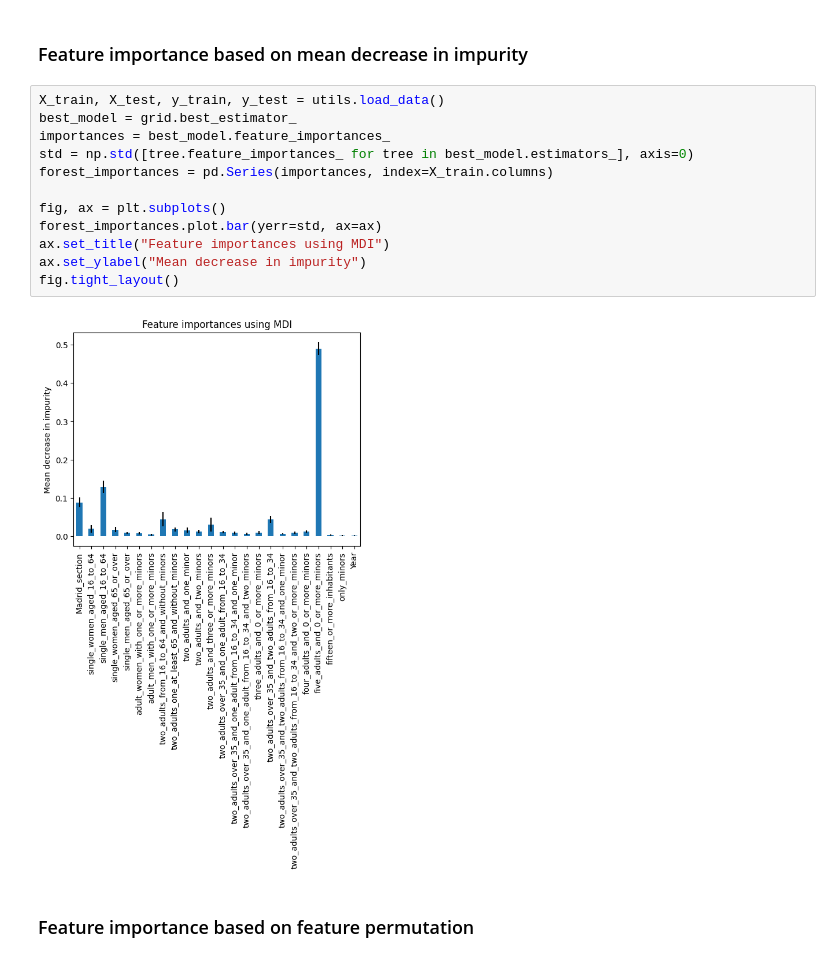
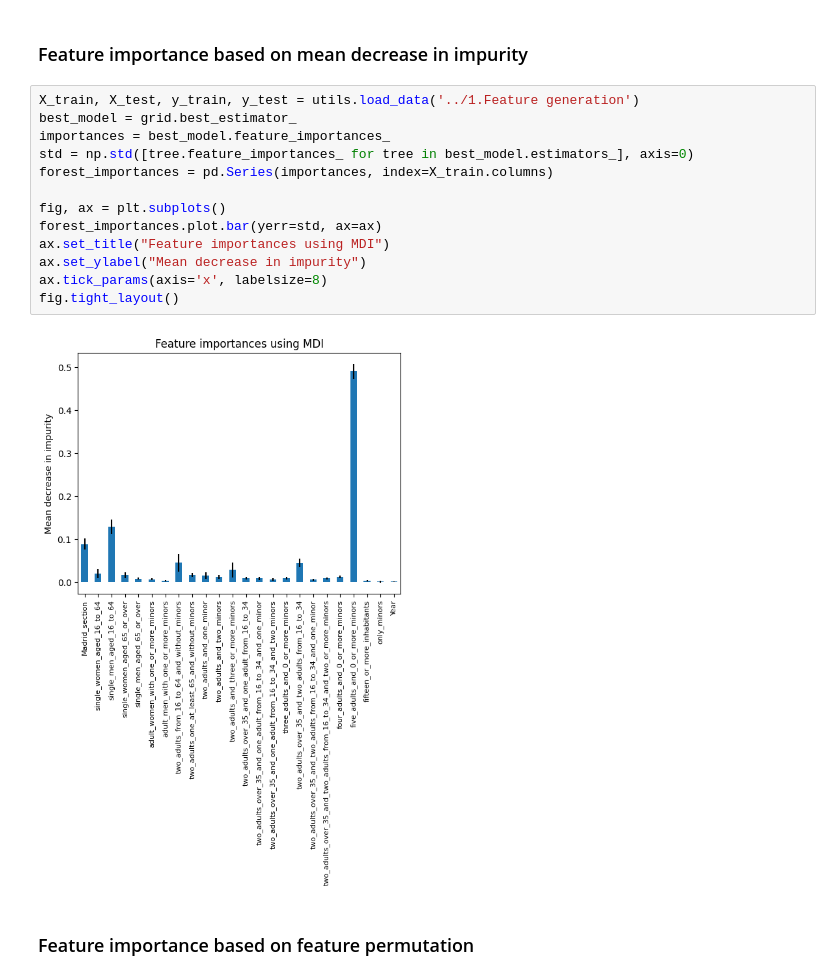
Before and after one commit to mionaD-upc/mimi-adsdb, a Jupyter notebook: Notebooks/2.Data Analysis Backbone/2.Modelling/3.visulization.ipynb, the cells around one changed output. Cells and saved outputs as stored; diff of their text form.

```diff
--- a/Notebooks/2.Data Analysis Backbone/2.Modelling/3.visulization.ipynb
+++ b/Notebooks/2.Data Analysis Backbone/2.Modelling/3.visulization.ipynb
@@ -15,19 +15,20 @@ import utils
 # %% [markdown]
 ### Feature importance based on mean decrease in impurity
 # %%
-X_train, X_test, y_train, y_test = utils.load_data()
+X_train, X_test, y_train, y_test = utils.load_data('../1.Feature generation')
 best_model = grid.best_estimator_
 importances = best_model.feature_importances_
 std = np.std([tree.feature_importances_ for tree in best_model.estimators_], axis=0)
 forest_importances = pd.Series(importances, index=X_train.columns)
 
 fig, ax = plt.subplots()
 forest_importances.plot.bar(yerr=std, ax=ax)
 ax.set_title("Feature importances using MDI")
 ax.set_ylabel("Mean decrease in impurity")
+ax.tick_params(axis='x', labelsize=8)
 fig.tight_layout()
 # %% [output]
-[figure, old version]
+[figure, new version]
 # %% [markdown]
 ### Feature importance based on feature permutation
 # %%
```
Also changed, not shown: parts of 1 cell of this notebook, 12 other files.
